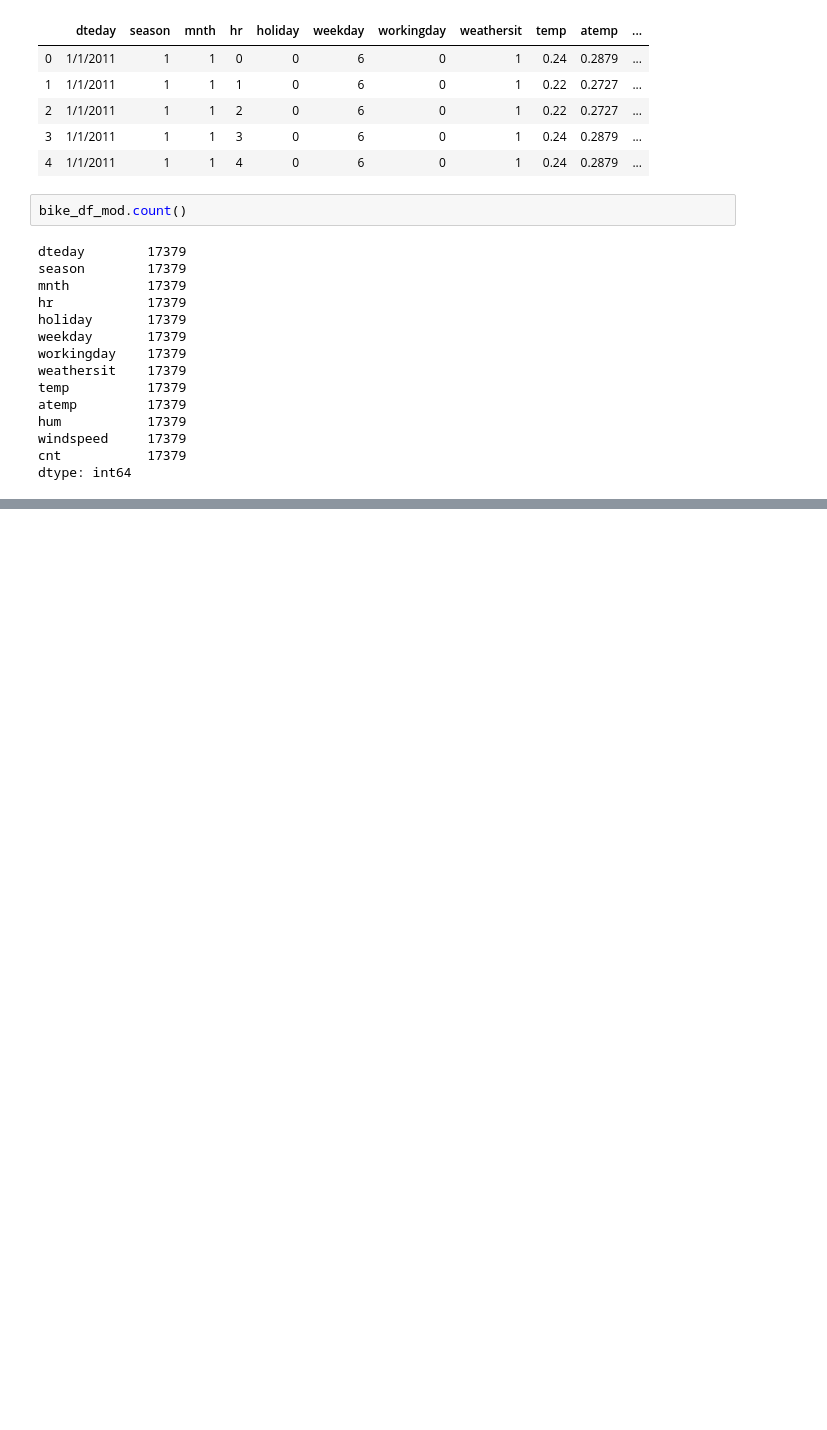
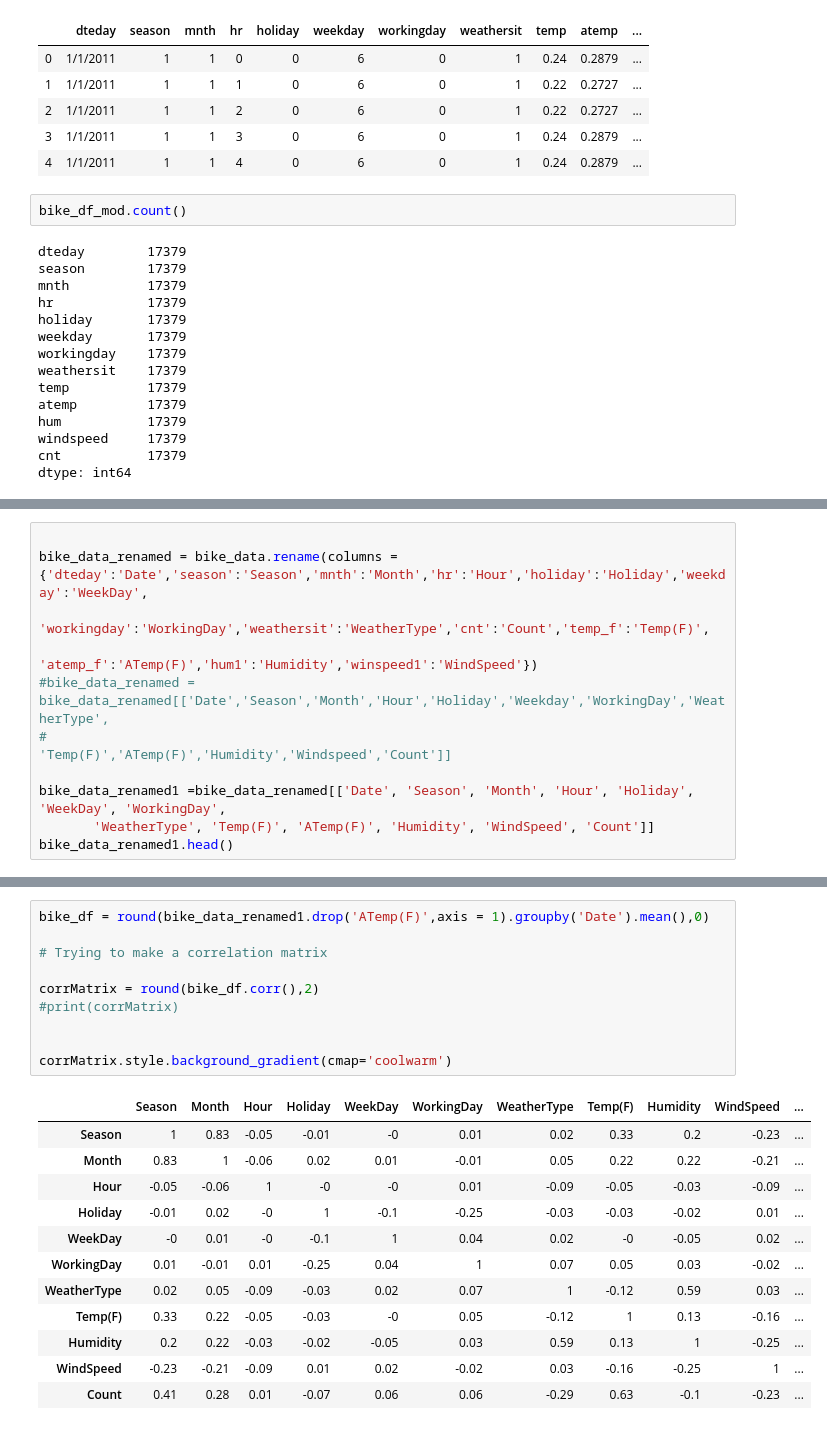
Before and after one commit to Sasmita28/Bike-Share-Analysis, a Jupyter notebook: project_one_bike_sharing_sm.ipynb, the cells around one changed output, grey strips where cells are left out. Drawn from its saved outputs; the diff is of its cells as text; blank space fills up the shorter version.

```diff
--- a/project_one_bike_sharing_sm.ipynb
+++ b/project_one_bike_sharing_sm.ipynb
@@ -315,3 +468,14 @@ plt.savefig('analysis_result/Count_vs_Temp.png')
 # %% [output]
 The correlation between both factors is 0.63
 [figure]
+# %%
+
+bike_data_renamed = bike_data.rename(columns = {'dteday':'Date','season':'Season','mnth':'Month','hr':'Hour','holiday':'Holiday','weekday':'WeekDay',
+                                       'workingday':'WorkingDay','weathersit':'WeatherType','cnt':'Count','temp_f':'Temp(F)',
+                                        'atemp_f':'ATemp(F)','hum1':'Humidity','winspeed1':'WindSpeed'})
+#bike_data_renamed = bike_data_renamed[['Date','Season','Month','Hour','Holiday','Weekday','WorkingDay','WeatherType',
+#                                      'Temp(F)','ATemp(F)','Humidity','Windspeed','Count']]
+
+bike_data_renamed1 =bike_data_renamed[['Date', 'Season', 'Month', 'Hour', 'Holiday', 'WeekDay', 'WorkingDay',
+       'WeatherType', 'Temp(F)', 'ATemp(F)', 'Humidity', 'WindSpeed', 'Count']]
+bike_data_renamed1.head()
@@ -317,0 +489,23 @@ The correlation between both factors is 0.63
+# %%
+bike_df = round(bike_data_renamed1.drop('ATemp(F)',axis = 1).groupby('Date').mean(),0)
+
+# Trying to make a correlation matrix
+
+corrMatrix = round(bike_df.corr(),2)
+#print(corrMatrix)
+
+
+corrMatrix.style.background_gradient(cmap='coolwarm')
+# %% [output]
+|  | Season | Month | Hour | Holiday | WeekDay | WorkingDay | WeatherType | Temp(F) | Humidity | WindSpeed | ... |
+| Season | 1 | 0.83 | -0.05 | -0.01 | -0 | 0.01 | 0.02 | 0.33 | 0.2 | -0.23 | ... |
+| Month | 0.83 | 1 | -0.06 | 0.02 | 0.01 | -0.01 | 0.05 | 0.22 | 0.22 | -0.21 | ... |
+| Hour | -0.05 | -0.06 | 1 | -0 | -0 | 0.01 | -0.09 | -0.05 | -0.03 | -0.09 | ... |
+| Holiday | -0.01 | 0.02 | -0 | 1 | -0.1 | -0.25 | -0.03 | -0.03 | -0.02 | 0.01 | ... |
+| WeekDay | -0 | 0.01 | -0 | -0.1 | 1 | 0.04 | 0.02 | -0 | -0.05 | 0.02 | ... |
+| WorkingDay | 0.01 | -0.01 | 0.01 | -0.25 | 0.04 | 1 | 0.07 | 0.05 | 0.03 | -0.02 | ... |
+| WeatherType | 0.02 | 0.05 | -0.09 | -0.03 | 0.02 | 0.07 | 1 | -0.12 | 0.59 | 0.03 | ... |
+| Temp(F) | 0.33 | 0.22 | -0.05 | -0.03 | -0 | 0.05 | -0.12 | 1 | 0.13 | -0.16 | ... |
+| Humidity | 0.2 | 0.22 | -0.03 | -0.02 | -0.05 | 0.03 | 0.59 | 0.13 | 1 | -0.25 | ... |
+| WindSpeed | -0.23 | -0.21 | -0.09 | 0.01 | 0.02 | -0.02 | 0.03 | -0.16 | -0.25 | 1 | ... |
+| Count | 0.41 | 0.28 | 0.01 | -0.07 | 0.06 | 0.06 | -0.29 | 0.63 | -0.1 | -0.23 | ... |
```
Also changed, not shown: parts of 11 cells of this notebook, 8 other files.
